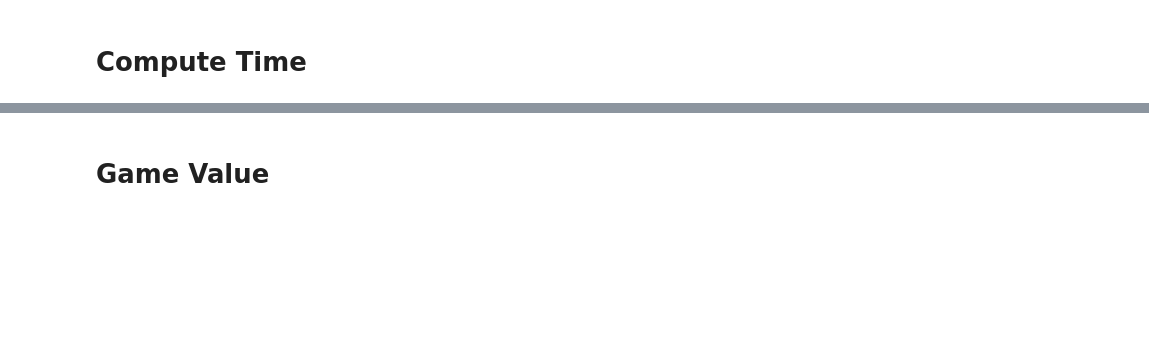
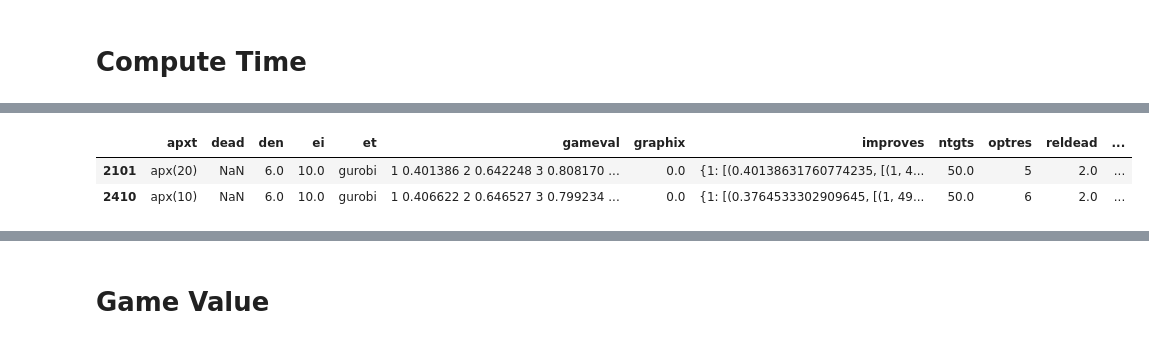
Before and after one commit to jacopodisi/mru_securitygame, a Jupyter notebook: analysis/data_analysis.ipynb, the cells around one changed output, grey strips where cells are left out. Drawn from its saved outputs; the diff is of its cells as text; code cells hidden in the pictures; blank space fills up the shorter version.

```diff
--- a/analysis/data_analysis.ipynb
+++ b/analysis/data_analysis.ipynb
@@ -122,2 +166,9 @@ plt.show()
+# %%
+data.loc[(data.et == 'gurobi') & (data.reldead==2) & (data.graphix==0) & (data.ntgts==50) &
+         (data.den==6) & ((data.apxt=='apx(20)') | (data.apxt=='apx(10)')), :]
+# %% [output]
+|  | apxt | dead | den | ei | et | gameval | graphix | improves | ntgts | optres | reldead | ... |
+| 2101 | apx(20) | NaN | 6.0 | 10.0 | gurobi | 1 0.401386 2 0.642248 3 0.808170 ... | 0.0 | {1: [(0.40138631760774235, [(1, 4... | 50.0 | 5 | 2.0 | ... |
+| 2410 | apx(10) | NaN | 6.0 | 10.0 | gurobi | 1 0.406622 2 0.646527 3 0.799234 ... | 0.0 | {1: [(0.3764533302909645, [(1, 49... | 50.0 | 6 | 2.0 | ... |
 # %%
 plt.figure()
```
Also changed, not shown: parts of 30 cells of this notebook, 1 other file.
